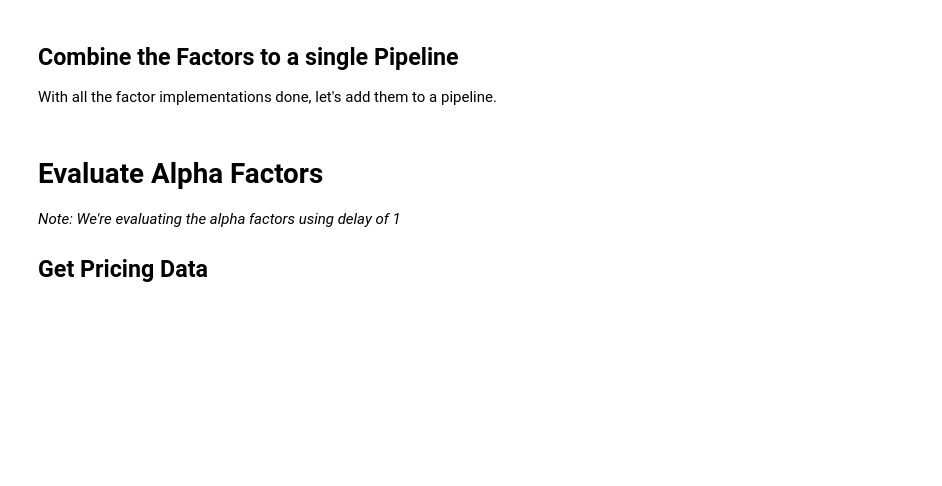
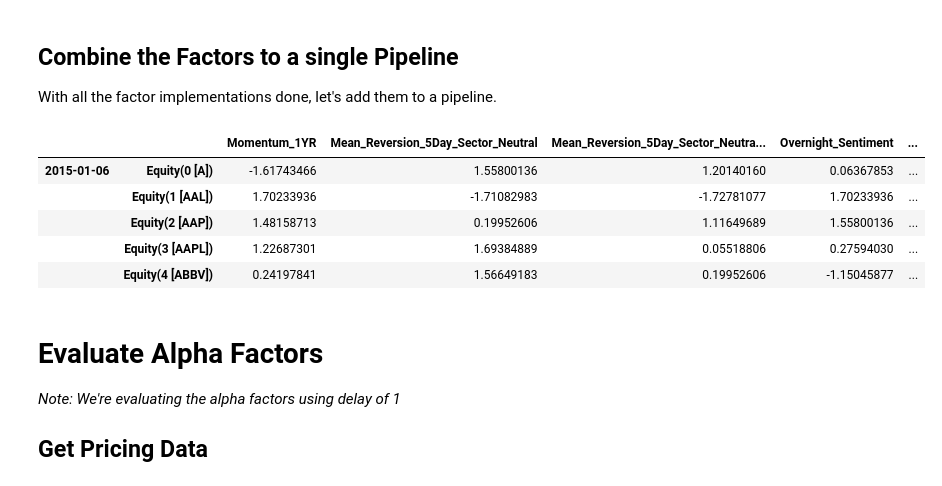
Before and after one commit to ansingh16/AI_for_trading, a Jupyter notebook: Projects/Project4-Multi-Factor-Model.ipynb, the cells around one changed output. Drawn from its saved outputs; the diff is of its cells as text; code cells hidden in the pictures; blank space fills up the shorter version.

```diff
--- a/Projects/Project4-Multi-Factor-Model.ipynb
+++ b/Projects/Project4-Multi-Factor-Model.ipynb
@@ -588,23 +596,29 @@ def mean_reversion_5day_sector_neutral(window_length, universe, sector):
         Mean reversion 5 day sector neutral factor
     """
 
-    #TODO: Implement function
+    # logic is that we will return the negative as the if the return is more than the sector mean we want to short it
 
-    return None
+    factor = (
+        Returns(window_length=window_length, mask=universe).
+        demean(groupby=sector). #we use the custom Sector class that we reviewed earlier
+        rank().
+        zscore()
+    )
 
-
-project_tests.test_mean_reversion_5day_sector_neutral(mean_reversion_5day_sector_neutral)
+    return -factor
 # %% [markdown]
 ### View Data
 Let's see what some of the factor data looks like. For calculating factors, we'll be looking back 2 years.
 
 **Note:** _Going back 2 years falls on a day when the market is closed. Pipeline package doesn't handle start or end dates that don't fall on days when the market is open. To fix this, we went back 2 extra days to fall on the next day when the market is open._
 # %%
-factor_start_date = universe_end_date - pd.DateOffset(years=2, days=2)
-sector = project_helper.Sector()
+from Notes import project4_helper
+
+factor_start_date = universe_end_date - pd.DateOffset(years=2)
+sector = project4_helper.Sector()
 window_length = 5
 
-pipeline = Pipeline(screen=universe)
+pipeline = Pipeline(screen=universe,domain=US_EQUITIES)
 pipeline.add(
     mean_reversion_5day_sector_neutral(window_length, universe, sector),
     'Mean_Reversion_5Day_Sector_Neutral')
@@ -634,17 +662,18 @@ def mean_reversion_5day_sector_neutral_smoothed(window_length, universe, sector)
         Mean reversion 5 day sector neutral smoothed factor
     """
 
-    #TODO: Implement function
+    # get unsmoothed factor
+    factor = mean_reversion_5day_sector_neutral(window_length, universe, sector)
 
-    return None
+    # get smoothed factor
+    factor_smoothed = SimpleMovingAverage(inputs=[factor], window_length=window_length).rank().zscore()
 
-
-project_tests.test_mean_reversion_5day_sector_neutral_smoothed(mean_reversion_5day_sector_neutral_smoothed)
+    return factor_smoothed
 # %% [markdown]
 ### View Data
 Let's see what some of the smoothed data looks like.
 # %%
-pipeline = Pipeline(screen=universe)
+pipeline = Pipeline(screen=universe,domain=US_EQUITIES)
 pipeline.add(
     mean_reversion_5day_sector_neutral_smoothed(5, universe, sector),
     'Mean_Reversion_5Day_Sector_Neutral_Smoothed')
@@ -700,27 +743,34 @@ def overnight_sentiment_smoothed(cto_window_length, trail_overnight_returns_wind
 With all the factor implementations done, let's add them to a pipeline.
 # %%
 universe = AverageDollarVolume(window_length=120).top(500)
-sector = project_helper.Sector()
+sector = project4_helper.Sector()
 
 pipeline = Pipeline(screen=universe)
 pipeline.add(
     momentum_1yr(252, universe, sector),
     'Momentum_1YR')
 pipeline.add(
     mean_reversion_5day_sector_neutral(5, universe, sector),
     'Mean_Reversion_5Day_Sector_Neutral')
 pipeline.add(
     mean_reversion_5day_sector_neutral_smoothed(5, universe, sector),
     'Mean_Reversion_5Day_Sector_Neutral_Smoothed')
 pipeline.add(
     overnight_sentiment(2, 5, universe),
     'Overnight_Sentiment')
 pipeline.add(
     overnight_sentiment_smoothed(2, 5, universe),
     'Overnight_Sentiment_Smoothed')
 all_factors = engine.run_pipeline(pipeline, factor_start_date, universe_end_date)
 
 all_factors.head()
+# %% [output]
+|  |  | Momentum_1YR | Mean_Reversion_5Day_Sector_Neutral | Mean_Reversion_5Day_Sector_Neutra... | Overnight_Sentiment | ... |
+| 2015-01-06 | Equity(0 [A]) | -1.61743466 | 1.55800136 | 1.20140160 | 0.06367853 | ... |
+|  | Equity(1 [AAL]) | 1.70233936 | -1.71082983 | -1.72781077 | 1.70233936 | ... |
+|  | Equity(2 [AAP]) | 1.48158713 | 0.19952606 | 1.11649689 | 1.55800136 | ... |
+|  | Equity(3 [AAPL]) | 1.22687301 | 1.69384889 | 0.05518806 | 0.27594030 | ... |
+|  | Equity(4 [ABBV]) | 0.24197841 | 1.56649183 | 0.19952606 | -1.15045877 | ... |
 # %% [markdown]
 # Evaluate Alpha Factors
 *Note:* _We're evaluating the alpha factors using delay of 1_
```
Also changed, not shown: parts of 14 cells of this notebook.
